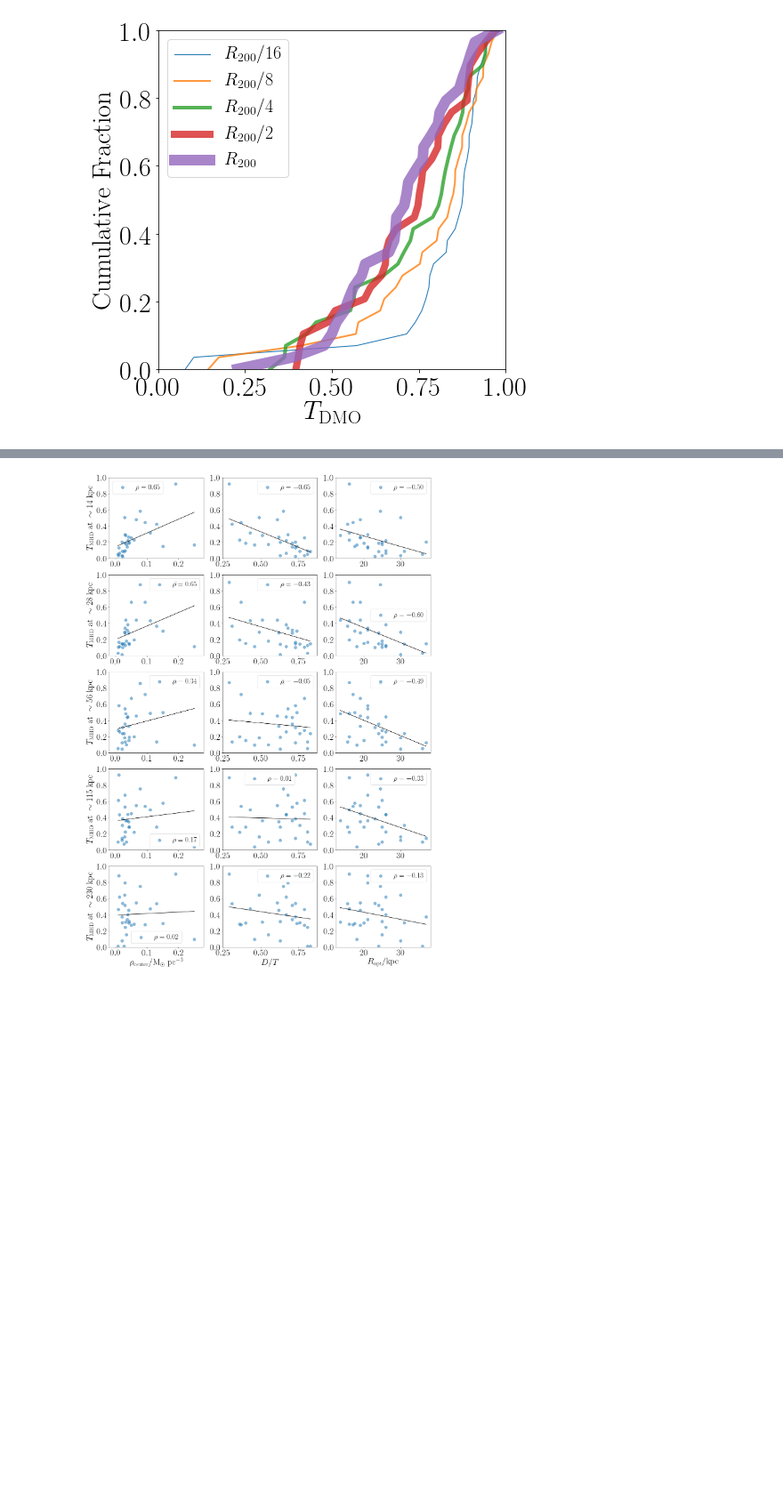
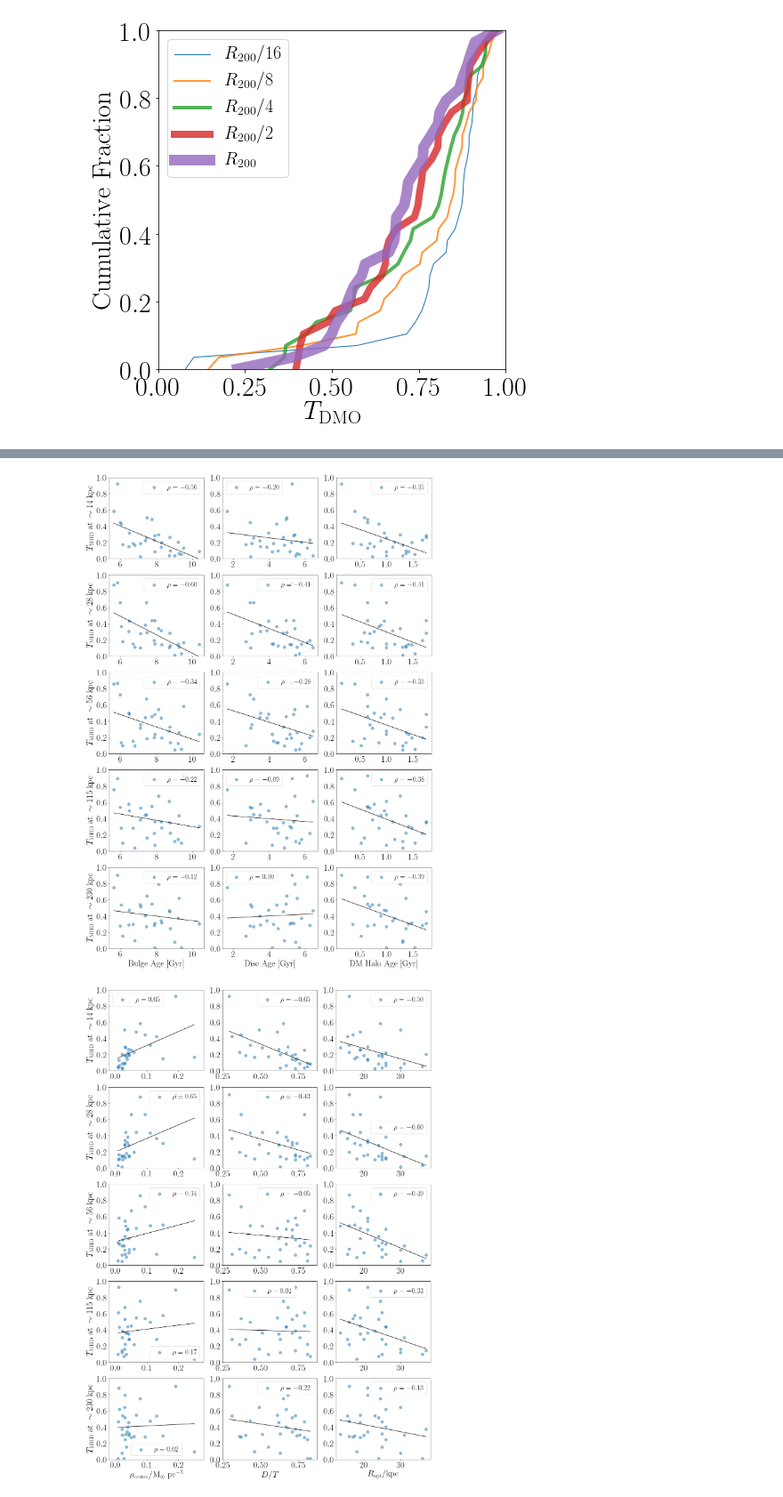
Before and after one commit to jdprada1760/Paper_Halo_shapes, a Jupyter notebook: Code/Triaxial_Plane.ipynb, the cells around one changed output, grey strips where cells are left out. Shown at 89% size. Drawn from its saved outputs; the diff is of its cells as text; code cells hidden in the pictures; blank space fills up the shorter version.

Commit message:
new age correlation

```diff
--- a/Code/Triaxial_Plane.ipynb
+++ b/Code/Triaxial_Plane.ipynb
@@ -478,3 +494,47 @@ main_props['f_acc'] = disk_properties[:,11]
+# %%
+xlabel = dict()
+xlabel[1] = r"Bulge Age [Gyr]"
+xlabel[2] = r"Disc Age [Gyr]"
+xlabel[3] = r"DM Halo Age [Gyr]"
+#xlabel[4] = "$f_{\mathrm{acc}}$"
+
+
+
+i_plot = 0
+T_data = T_MHD.copy()
+plt.figure(figsize=(20,30))
+for i_radius in range(5):
+    for i_prop, prop in enumerate([ 'bulge_age', 'disc_age', 'halo_age']):
+        i_plot += 1
+        plt.subplot(5,3,i_plot)
+        slope, intercept, r_value, p_value, std_err = scipy.stats.linregress(main_props[prop], T_data[:,i_radius])
+        r_value, p_values = scipy.stats.spearmanr(main_props[prop], b=T_data[:,i_radius])
+        plt.scatter(main_props[prop], T_data[:,i_radius],label=r'$\rho = {:.2f}$'.format(r_value), s=100, alpha=0.5)
+        x = np.linspace(main_props[prop].min(), main_props[prop].max(), 20)
+        y = slope*x + intercept
+        plt.plot(x, y, color='black')
+
+        plt.ylim((0,1))
+        plt.yticks(np.linspace(0,1,6))
+
+        if i_plot > 12:
+            plt.xlabel(xlabel[i_prop+1])
+        if i_plot==1:
+            plt.ylabel(r"$T_{\rm MHD}\ {\rm at}\ \sim 14\ {\rm kpc}$")
+        if i_plot==4:
+            plt.ylabel(r"$T_{\rm MHD}\ {\rm at}\ \sim 28\ {\rm kpc}$")
+        if i_plot==7:
+            plt.ylabel(r"$T_{\rm MHD}\ {\rm at}\ \sim 56\ {\rm kpc}$")
+        if i_plot==10:
+            plt.ylabel(r"$T_{\rm MHD}\ {\rm at}\ \sim 115\ {\rm kpc}$")
+        if i_plot==13:
+            plt.ylabel(r"$T_{\rm MHD}\ {\rm at}\ \sim 230\ {\rm kpc}$")
+
+        plt.legend(fontsize=25)
+
+plt.savefig('../Document/correlation_T_MHD_ages.pdf', bbox_inches='tight')
+# %% [output]
+[figure, added]
 # %%
 xlabel = dict()
 xlabel[1] = r"$\rho_{\mathrm {center}}/ \mathrm{M}_{\odot}\ \mathrm{pc}^{-3}$"
```
Also changed, not shown: parts of 2 cells of this notebook, 1 other file.
